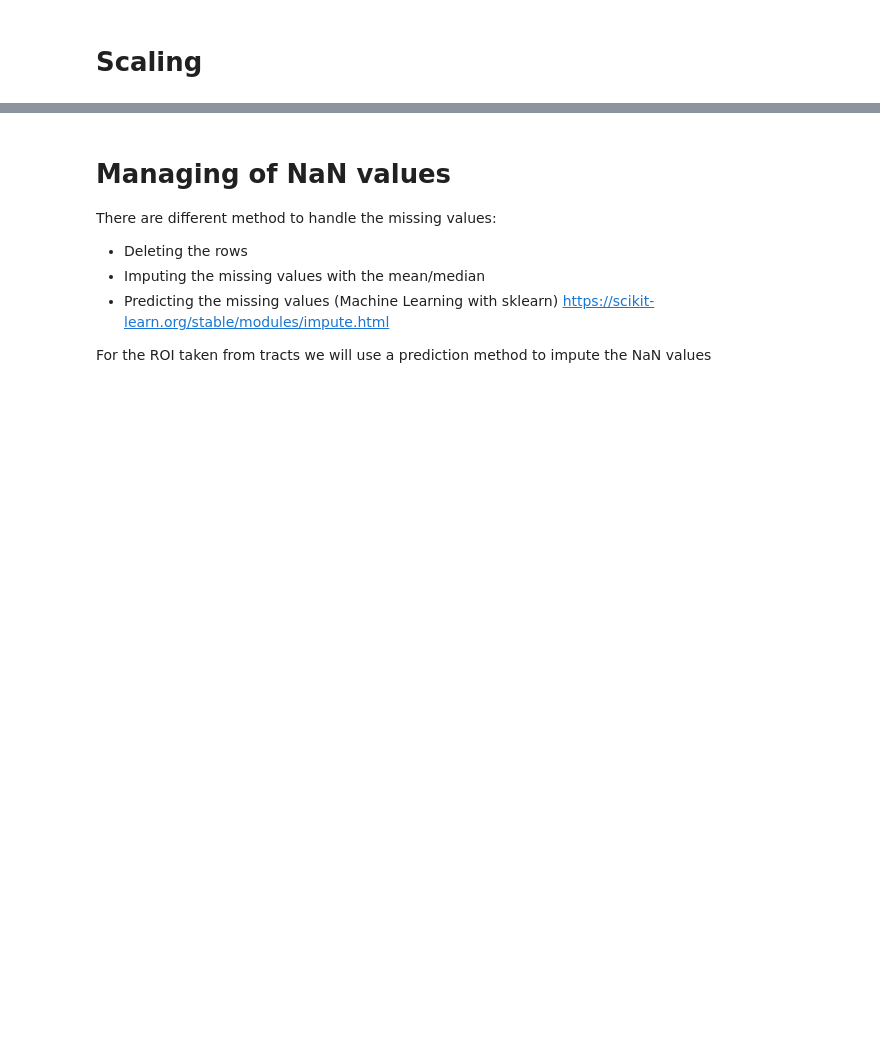
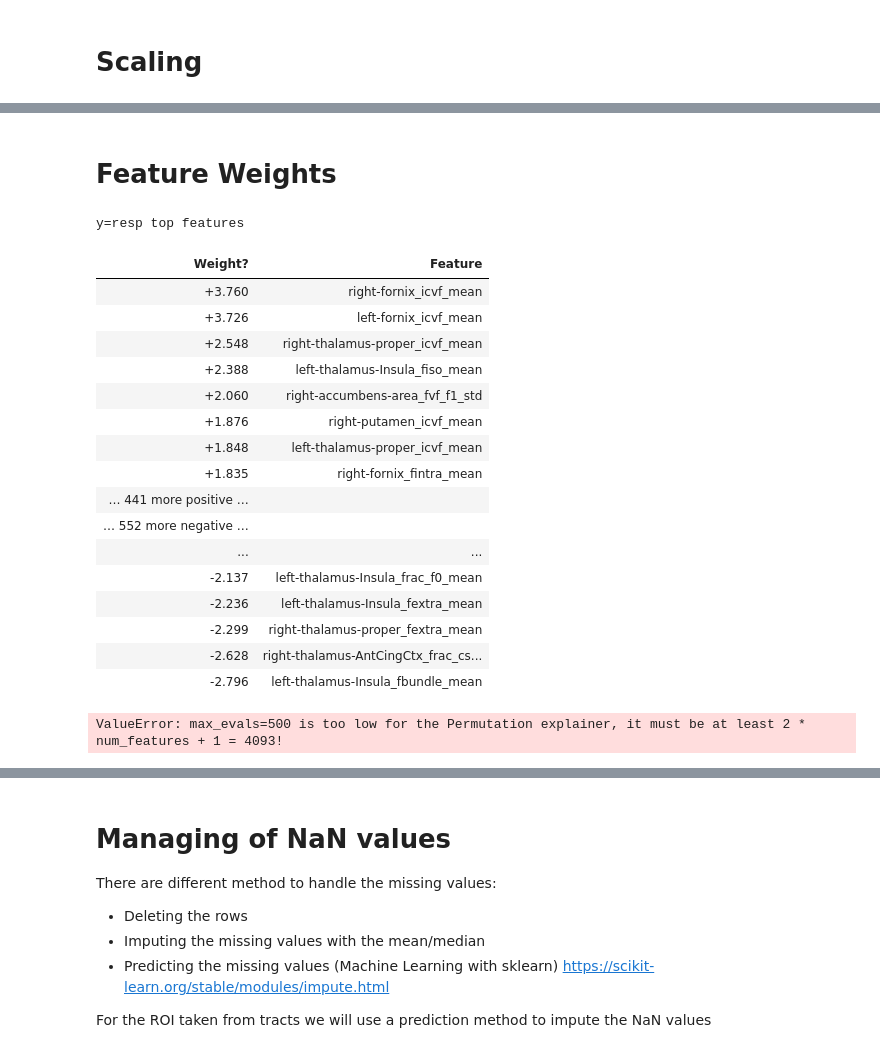
Before and after one commit to PiLAB-Medical-Imaging/TFE23-740_Epilepsy, a Jupyter notebook: src/analysis.ipynb, the cells around one changed output, grey strips where cells are left out. Drawn from its saved outputs; the diff is of its cells as text; code cells hidden in the pictures; blank space fills up the shorter version.

```diff
--- a/src/analysis.ipynb
+++ b/src/analysis.ipynb
@@ -356,0 +308,79 @@ Name: 1, Length: 1275, dtype: float64
+# %% [markdown]
+# Feature Weights
+# %%
+import eli5
+from sklearn.linear_model import LogisticRegressionCV
+from sklearn.model_selection import train_test_split, StratifiedShuffleSplit
+from sklearn.preprocessing import RobustScaler, Normalizer
+from sklearn.pipeline import Pipeline
+
+col_noskurt_noskew = df.filter(regex=r'mean|std').columns
+col_noskurt_noskew = [*col_noskurt_noskew]
+
+X_train, X_test, y_train, y_test = train_test_split(df[col_noskurt_noskew], df["resp"], test_size=1/3, random_state=7, shuffle=True, stratify=df["resp"])
+
+clf = LogisticRegressionCV(
+    cv=StratifiedShuffleSplit(n_splits=100, test_size=1/3, random_state=7),
+    penalty="l2",
+    n_jobs=-1,
+    scoring="f1",
+    solver="liblinear"
+)
+
+pipe = Pipeline([
+    ("scaler", Normalizer()),
+    ("clf", clf)
+])
+
+pipe.fit(X_train, y_train)
+
+eli5.show_weights(clf, feature_names=col_noskurt_noskew, target_names=["nonResp", "resp"])
+# %% [output]
+y=resp top features
+| Weight? | Feature |
+| +3.760 | right-fornix_icvf_mean |
+| +3.726 | left-fornix_icvf_mean |
+| +2.548 | right-thalamus-proper_icvf_mean |
+| +2.388 | left-thalamus-Insula_fiso_mean |
+| +2.060 | right-accumbens-area_fvf_f1_std |
+| +1.876 | right-putamen_icvf_mean |
+| +1.848 | left-thalamus-proper_icvf_mean |
+| +1.835 | right-fornix_fintra_mean |
+| … 441 more positive … |  |
+| … 552 more negative … |  |
+| ... | ... |
+| -2.137 | left-thalamus-Insula_frac_f0_mean |
+| -2.236 | left-thalamus-Insula_fextra_mean |
+| -2.299 | right-thalamus-proper_fextra_mean |
+| -2.628 | right-thalamus-AntCingCtx_frac_cs... |
+| -2.796 | left-thalamus-Insula_fbundle_mean |
+# %%
+import shap
+from sklearn.linear_model import LogisticRegressionCV
+from sklearn.model_selection import train_test_split, StratifiedShuffleSplit
+from sklearn.preprocessing import RobustScaler, Normalizer
+from sklearn.pipeline import Pipeline
+
+X_train, X_test, y_train, y_test = train_test_split(df[col_interest], df["resp"], test_size=1/3, random_state=7, shuffle=True, stratify=df["resp"])
+
+clf = LogisticRegressionCV(
+    cv=StratifiedShuffleSplit(n_splits=100, test_size=1/3, random_state=7),
+    penalty="l2",
+    n_jobs=-1,
+    scoring="f1",
+    solver="liblinear"
+)
+
+pipe = Pipeline([
+    ("scaler", Normalizer()),
+    ("clf", clf)
+])
+
+pipe.fit(X_train, y_train)
+
+explainer = shap.Explainer(pipe.predict, X_test)
+shap_values = explainer(X_train)
+
+shap.plots.waterfall(shap_values)
+# %% [output]
+ValueError: max_evals=500 is too low for the Permutation explainer, it must be at least 2 * num_features + 1 = 4093!
```
Also changed, not shown: parts of 10 cells of this notebook, 5 other files.
